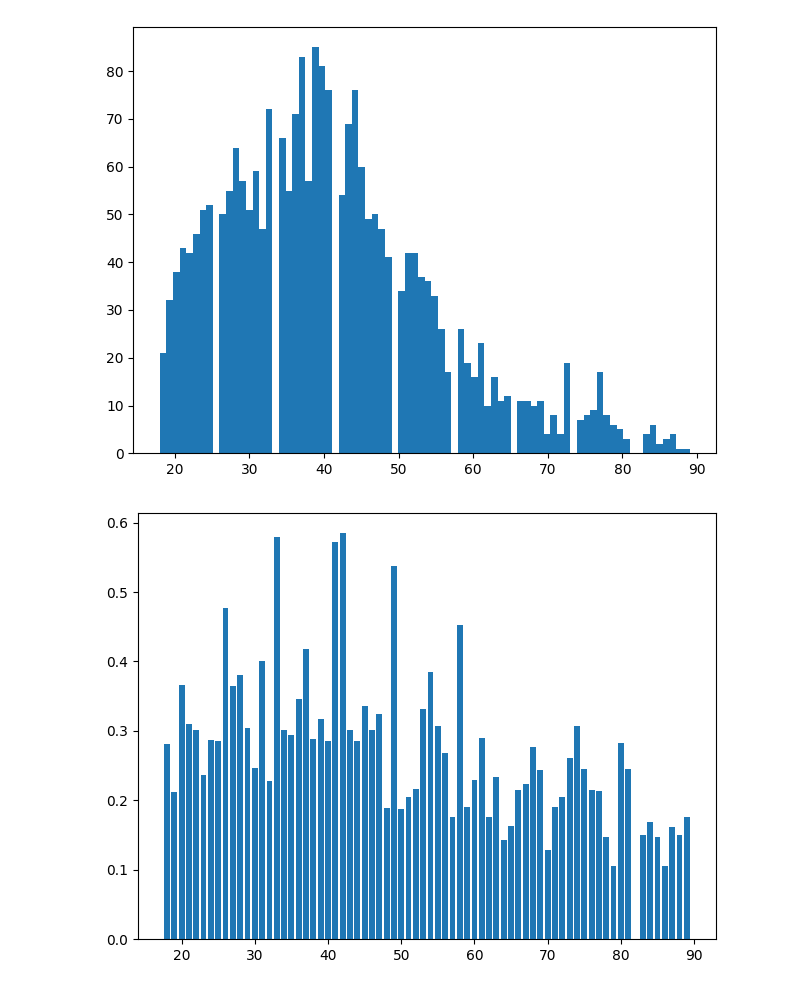
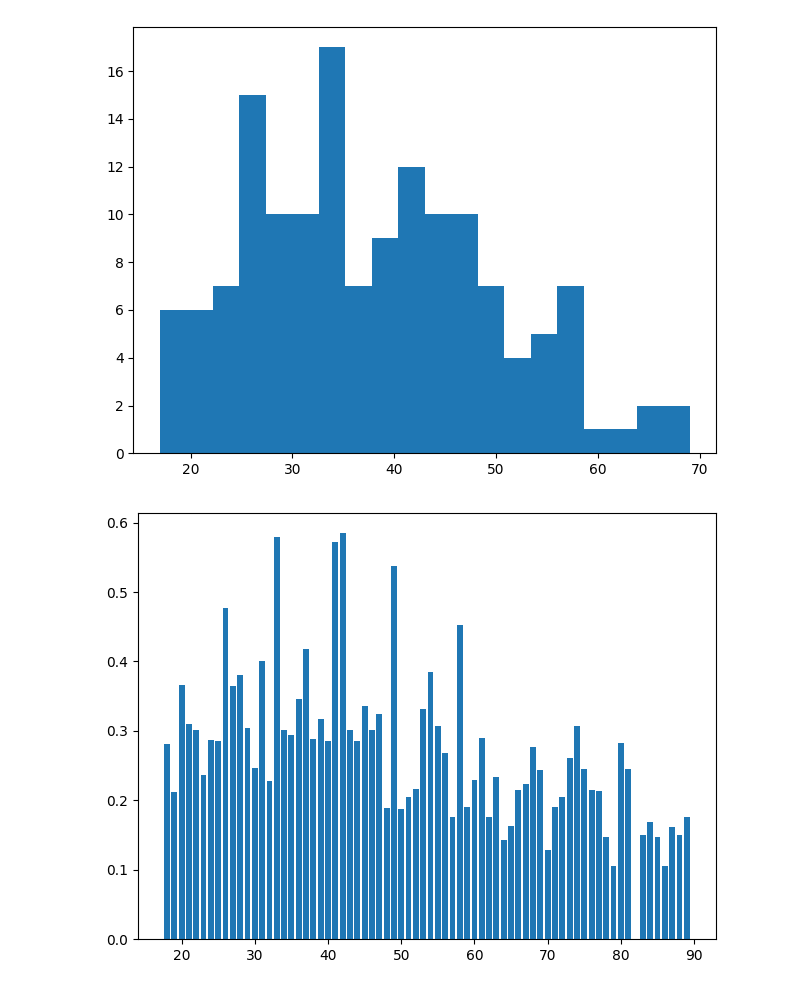
Before and after one commit to thimabru1010/spr_challange, a Jupyter notebook: explore_data.ipynb, the cells around one changed output. Cells and saved outputs as stored; diff of their text form; code cells hidden in the pictures.

```diff
--- a/explore_data.ipynb
+++ b/explore_data.ipynb
@@ -3,7 +3,8 @@ import pandas as pd
 import numpy as np
 import matplotlib.pyplot as plt
 # %%
-csv_path = 'data/medidas_SPR_9s_final.csv'
+# csv_path = 'data/medidas_SPR_9s_final.csv'
+csv_path = '/home/thiago/IDOR/SPR_HeadCT_Age_Prediction_Challenge/spr_challange/data/submission.csv'
 df = pd.read_csv(csv_path, sep=',')
 # %%
 print(df.head(10))
@@ -21,0 +23,3 @@ print(df.head(10))
+# %%
+df['age_round'] = df['Age'].round()
+print(df.head(10))
@@ -22,9 +38,9 @@ print(df.head(10))
 # %%
-plt.hist(df['age'], bins=80)
+plt.hist(df['age_round'], bins=20)
 plt.tight_layout()
 plt.show()
 # %% [output]
-[figure, old version]
+[figure, new version]
 # %%
 # plt.plot(df['age'], df['fluid_ratio'])
 fig = plt.figure()
```
Also changed, not shown: parts of 2 cells of this notebook, 3 other files.
